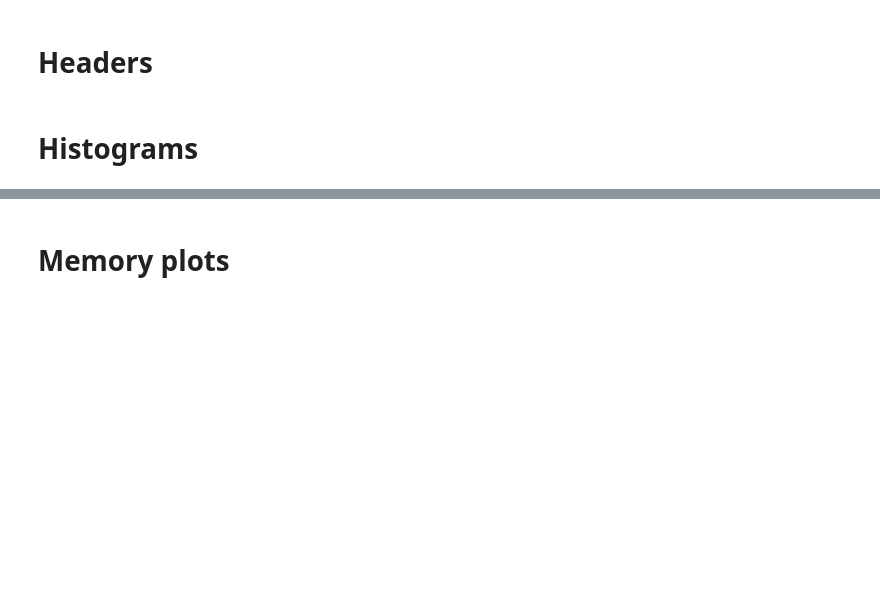
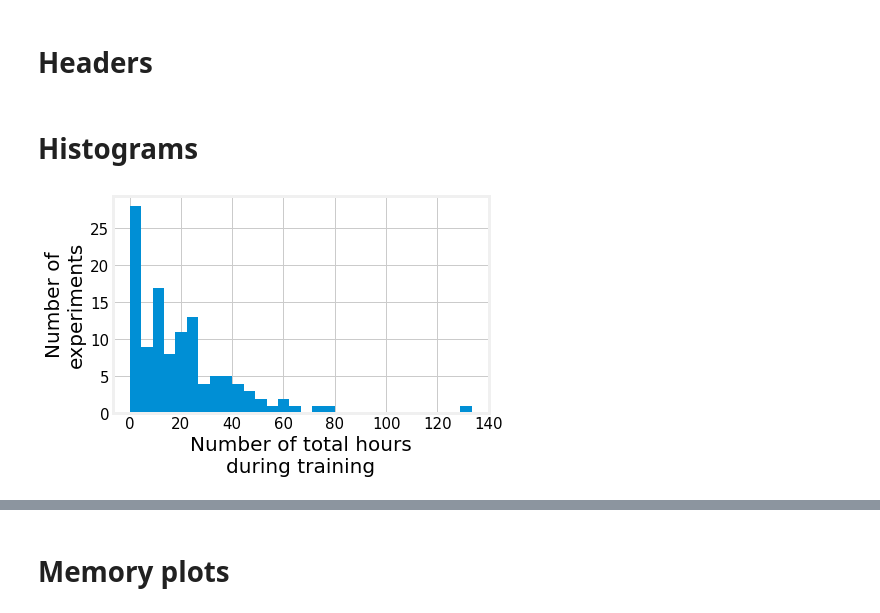
Before and after one commit to NotAnyMike/HRL, a Jupyter notebook: notebooks/Plots.ipynb, the cells around one changed output, grey strips where cells are left out. Cells and saved outputs as stored; diff of their text form; code cells hidden in the pictures; blank space fills up the shorter version.

Commit message:
updating plots

```diff
--- a/notebooks/Plots.ipynb
+++ b/notebooks/Plots.ipynb
@@ -127,10 +127,12 @@ def load_hist(file,tag):
 df = pd.read_csv("../experiments/experiments.csv",index_col=0)
 # %%
 plt.figure(figsize=(6,4))
-plt.xlabel("hours",fontsize=20)
-plt.ylabel("#",fontsize=20)
+plt.xlabel("Number of total hours\nduring training",fontsize=20)
+plt.ylabel("Number of\nexperiments",fontsize=20)
 plot = df[df.perf == False].hours.hist(bins=30)
 plt.savefig("plots/hist_hours.pdf",bbox_inches="tight", pad_inches=0)
+# %% [output]
+[figure, added]
 # %%
 # number of experiments over 10 hours
 1 - df[df.hours < 10].hours.count()/df[pd.isna(df.hours) == False].hours.count()
```
Also changed, not shown: parts of 8 cells of this notebook, 4 other files.
